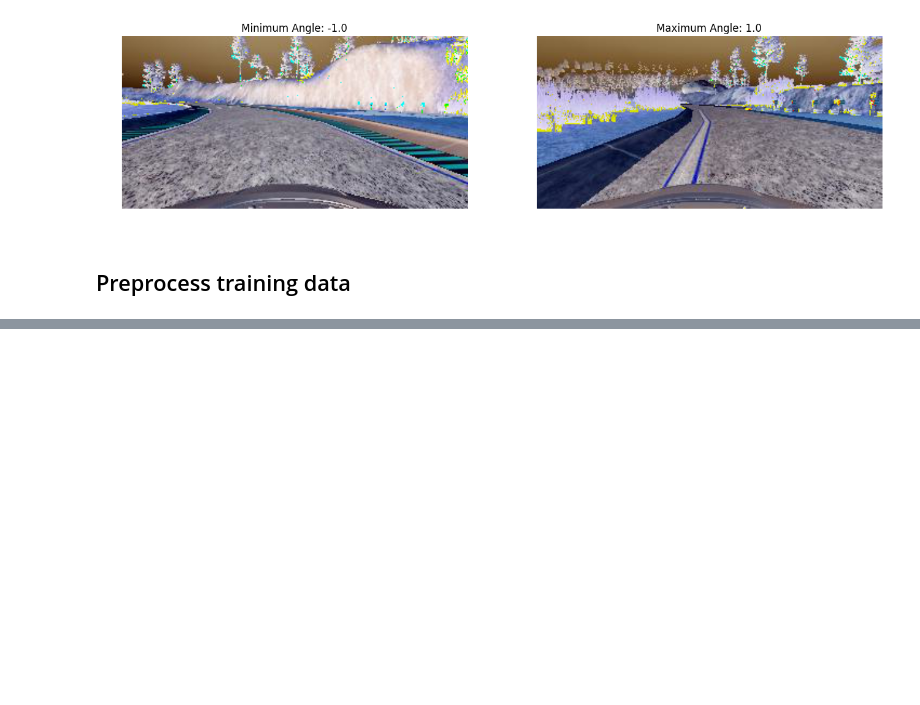
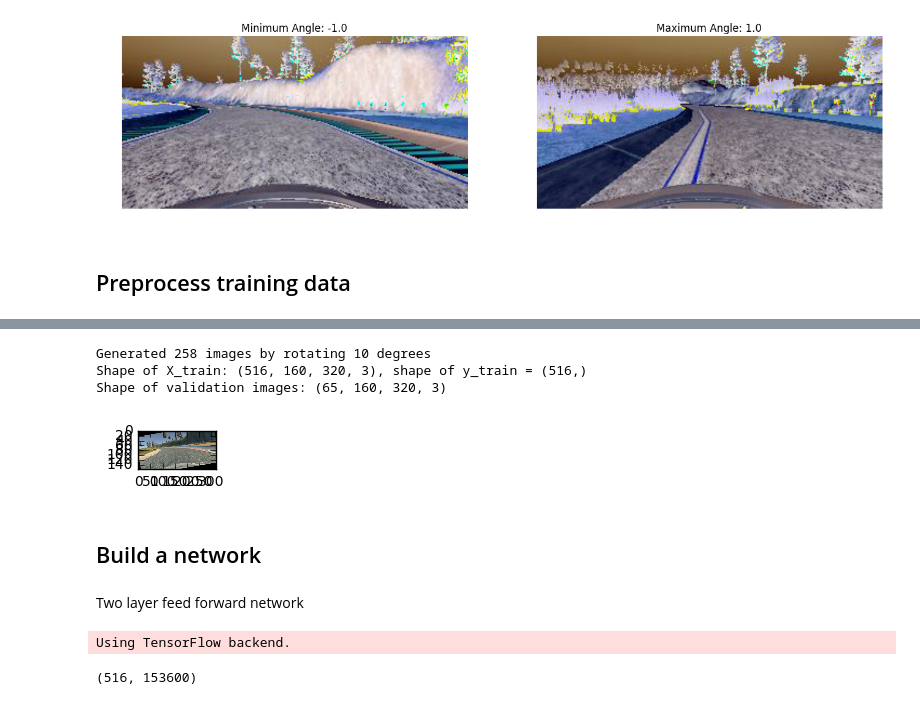
Before and after one commit to sg1705/BehaviorCloning, a Jupyter notebook: BehaviorCloning-Project3.ipynb, the cells around one changed output, grey strips where cells are left out. Cells and saved outputs as stored; diff of their text form; code cells hidden in the pictures; blank space fills up the shorter version.

```diff
--- a/BehaviorCloning-Project3.ipynb
+++ b/BehaviorCloning-Project3.ipynb
@@ -148,0 +183,64 @@ Shape of validation images {} (42, 160, 320, 3)
+# %%
+#Augment data
+import cv2
+
+def rotate(img, angle_range):
+    #angle_rotation = np.random.uniform(angle_range)-angle_range/2
+    angle_rotation = angle_range
+    rows,cols,ch = img.shape
+    Rot_M = cv2.getRotationMatrix2D((cols/2,rows/2),angle_rotation,1)
+    img = cv2.warpAffine(img,Rot_M,(cols,rows))
+    return img
+
+def rotate_test():
+    index = random.randint(0, len(X_train))
+    image = X_train[index].squeeze()
+    img = rotate(image, 10)
+    plt.figure(figsize=(1,1))
+    plt.imshow(img)
+
+rotate_test()
+AUGMENT_BY_ROTATION_DEGREES = 10
+
+def generateOptionalData(x,y,angle):
+    X_rotated_images = []
+    y_rotated_images = []
+    for img,yy in zip(x, y):
+        rotated_image = rotate(img, angle)
+        X_rotated_images.append(rotated_image)
+        y_rotated_images.append(yy)
+    return X_rotated_images, y_rotated_images
+
+X_rotated_images, y_rotated_images = generateOptionalData(X_train,y_train_classes,AUGMENT_BY_ROTATION_DEGREES)
+X_t_images = np.array(X_rotated_images)
+y_t_images = np.array(y_rotated_images)
+print('Generated {0} images by rotating {1} degrees'.format(len(X_t_images), AUGMENT_BY_ROTATION_DEGREES))
+
+X_train = np.concatenate((X_train, X_t_images))
+y_train_classes = np.concatenate((y_train_classes, y_t_images))
+
+print('Shape of X_train: {0}, shape of y_train = {1}'.format(X_train.shape, y_train_classes.shape))
+print('Shape of validation images: {0}'.format(X_validation.shape))
+# %% [output]
+Generated 258 images by rotating 10 degrees
+Shape of X_train: (516, 160, 320, 3), shape of y_train = (516,)
+Shape of validation images: (65, 160, 320, 3)
+[figure, added]
+# %% [markdown]
+## Build a network
+# %% [markdown]
+Two layer feed forward network
+# %%
+#convert y_train_classes into vector Y_train
+from keras.utils import np_utils
+
+Y_train = np_utils.to_categorical(y_train_classes, n_classes)
+Y_validation = np_utils.to_categorical(y_validation_classes, n_classes)
+
+#flatten training data
+X_train_flat = X_train.reshape(-1, 160*320*3)
+X_validation_flat = X_validation.reshape(-1, 160*320*3)
+print(X_train_flat.shape)
+# %% [output]
+Using TensorFlow backend.
+(516, 153600)
```
Also changed, not shown: parts of 9 cells of this notebook.
